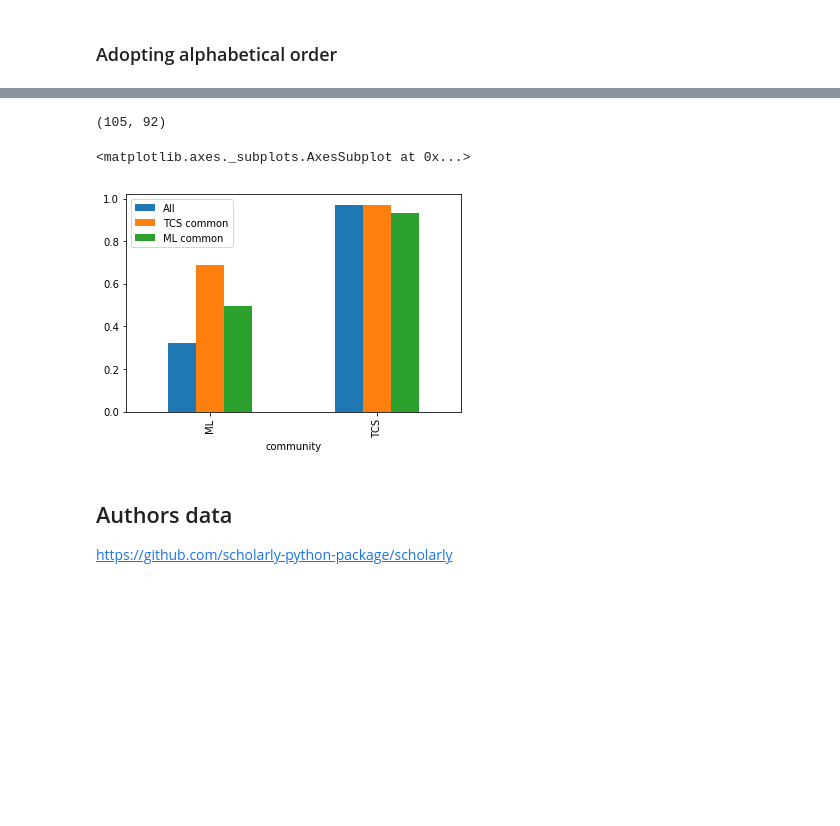
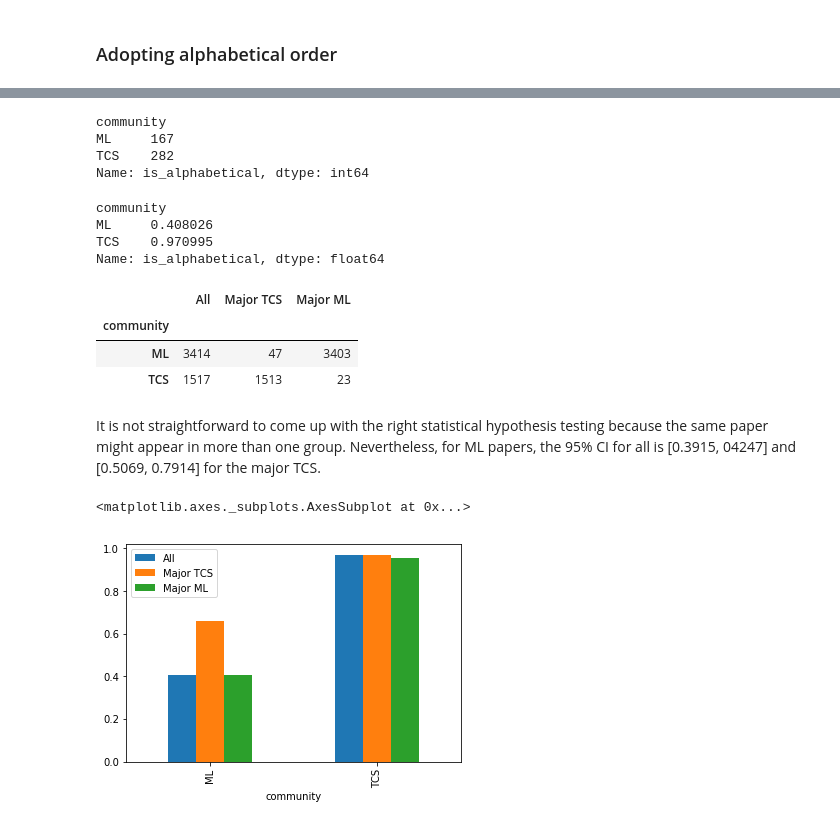
Before and after one commit to shlomihod/does-author-order-matter, a Jupyter notebook: notebooks/analysis.ipynb, the cells around one changed output, grey strips where cells are left out. Drawn from its saved outputs; the diff is of its cells as text; code cells hidden in the pictures; blank space fills up the shorter version.

```diff
--- a/notebooks/analysis.ipynb
+++ b/notebooks/analysis.ipynb
@@ -21,9 +24,3 @@ from tqdm.notebook import tqdm
 # %%
 papers_df = pd.read_json('../data/papers_FOCS_ICML_NIPS_STOC_2000_2009.json')
 authors_df = pd.read_json('../data/authors_FOCS_ICML_NIPS_STOC_2000_2009.json')
-# %%
-papers_df = pd.concat([retrive_conf_papers(conf.lower(), year)
-                       for conf in tqdm(CONF2COMMUNITY)
-                       for year in YEAR_RANGE])
-
-papers_df = papers_df.drop(DROP_COLS, axis=1)
@@ -169,6 +184,9 @@ venn2([FOCS_authors, STOC_authors], ['FOCS', 'STOC']);
 # %%
 def community_is_alphabetical_by_authors(authors):
-    return (papers_df[papers_df['author']
+    return (papers_df[papers_df['authors']
      .apply(lambda r: any(author in authors for author in r))]
-     .groupby('community')['is_alphabetical']
-     .mean())
+     .groupby('community')['is_alphabetical'])
+
+common_authors = set(authors_df[authors_df['community'] == 'BOTH'].index)
+
+community_is_alphabetical_by_authors(common_authors).mean()
@@ -199,18 +198,34 @@ ax.set_xscale('log')
-# %%
-TCS_common_authors = set((comm_assignment[comm_assignment <= 1/2]).index)
-ML_common_authors = set((comm_assignment[comm_assignment >= 2]).index)
-
-len(TCS_common_authors), len(ML_common_authors)
-# %% [output]
-(105, 92)
+# %%
+community_is_alphabetical_by_authors(common_authors).size()
+# %% [output]
+community
+ML     167
+TCS    282
+Name: is_alphabetical, dtype: int64
+# %%
+papers_df.groupby('community')['is_alphabetical'].mean()
+# %% [output]
+community
+ML     0.408026
+TCS    0.970995
+Name: is_alphabetical, dtype: float64
+# %%
+pd.DataFrame({'All': community_is_alphabetical_by_authors(authors_df.index).size(),
+              'Major TCS': community_is_alphabetical_by_authors(authors_df[authors_df['major_community'] == 'TCS'].index).size(),
+              'Major ML': community_is_alphabetical_by_authors(authors_df[authors_df['major_community'] == 'ML'].index).size(),
+             })
+# %% [output]
+|  | All | Major TCS | Major ML |
+| community |  |  |  |
+| ML | 3414 | 47 | 3403 |
+| TCS | 1517 | 1513 | 23 |
+# %% [markdown]
+It is not straightforward to come up with the right statistical hypothesis testing because the same paper might appear in more than one group. Nevertheless, for ML papers, the 95% CI for all is [0.3915, 04247] and [0.5069, 0.7914] for the major TCS.
 # %%
-pd.DataFrame({'All': papers_df.groupby('community')['is_alphabetical'].mean(),
-              'TCS common': community_is_alphabetical_by_authors(TCS_common_authors),
-              'ML common': community_is_alphabetical_by_authors(ML_common_authors)}).plot(kind='bar')
+pd.DataFrame({'All': community_is_alphabetical_by_authors(authors_df.index).mean(),
+              'Major TCS': community_is_alphabetical_by_authors(authors_df[authors_df['major_community'] == 'TCS'].index).mean(),
+              'Major ML': community_is_alphabetical_by_authors(authors_df[authors_df['major_community'] == 'ML'].index).mean(),
+             }).plot(kind='bar')
 # %% [output]
 <matplotlib.axes._subplots.AxesSubplot at 0x...>
-[figure, old version]
+[figure, new version]
-# %% [markdown]
-## Authors data
-
-https://github.com/scholarly-python-package/scholarly
```
Also changed, not shown: parts of 121 cells of this notebook, 7 other files.
